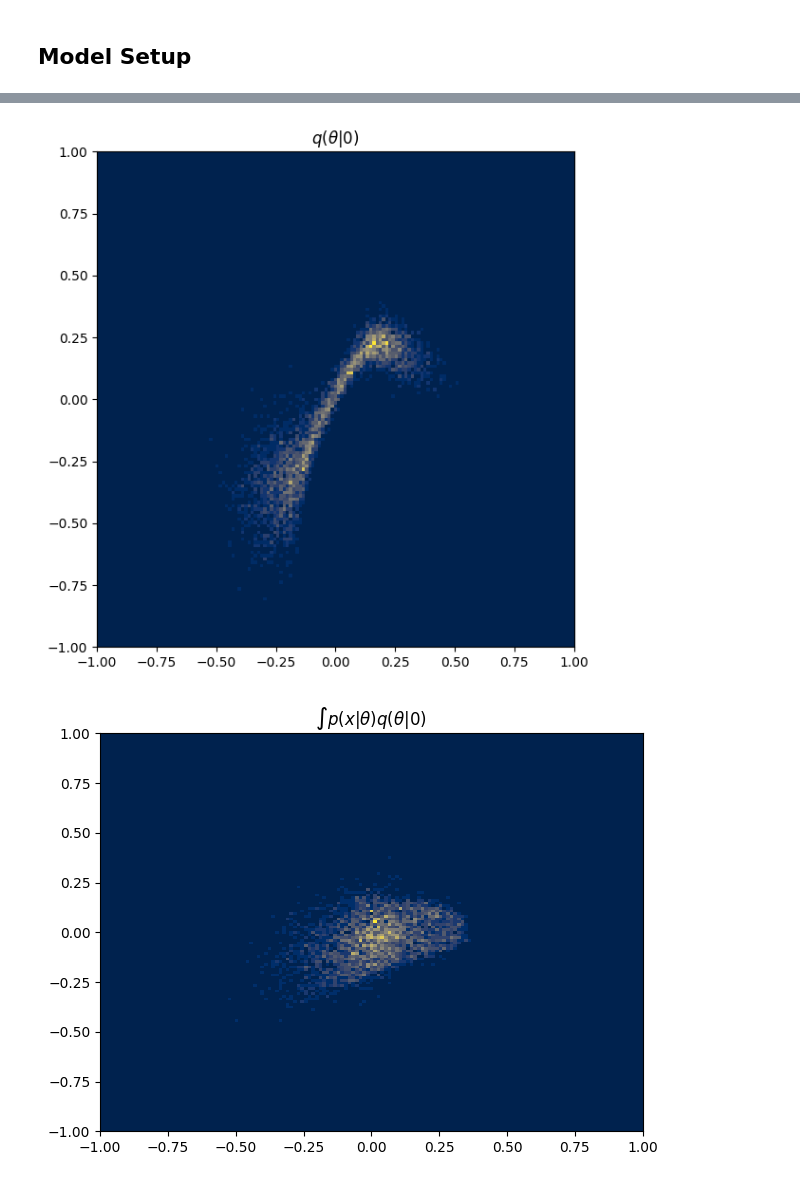
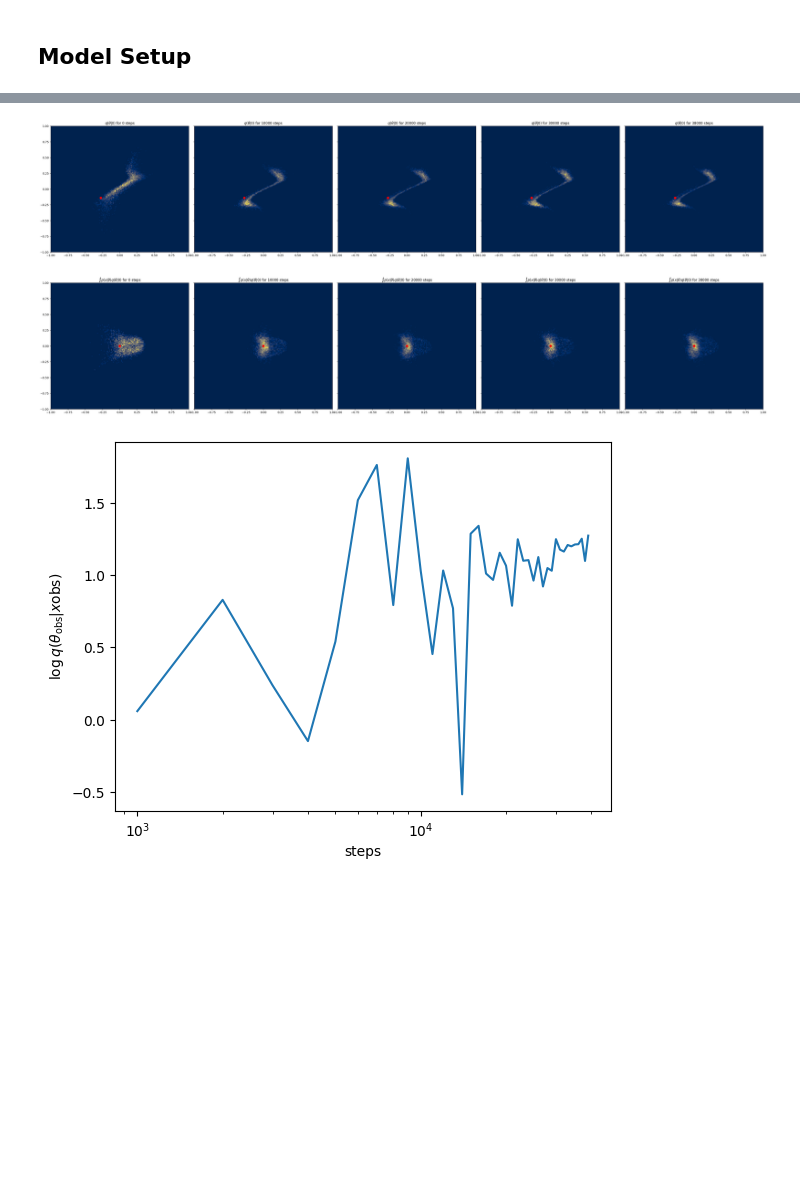
Before and after one commit to swagnercarena/bay_sbi, a Jupyter notebook: bay_sbi/TwoMoonsAPT.ipynb, the cells around one changed output, grey strips where cells are left out. Cells and saved outputs as stored; diff of their text form; code cells hidden in the pictures; blank space fills up the shorter version.

```diff
--- a/bay_sbi/TwoMoonsAPT.ipynb
+++ b/bay_sbi/TwoMoonsAPT.ipynb
@@ -161,20 +168,10 @@ sample_func = jax.jit(
     functools.partial(state.apply_fn, method='sample', mutable=('batch_stats',)),
     static_argnames=['sample_shape',]
 )
+log_prob_func = jax.jit(
+    functools.partial(state.apply_fn, mutable=('batch_stats',))
+)
 # If you change the underlying model, you must create a new train_step function since it depends on the
 # optimizer mask which depends on the maf_model structure.
 train_step = jax.jit(train.train_step, static_argnames=['learning_rate_schedule', 'n_atoms'])
-# %%
-batch_size = 512
-rng = jax.random.PRNGKey(2)
-mu_prior = jnp.zeros(2)
-prec_prior = jnp.zeros((2, 2)) # Equivalent to uniform prior.
-
-rng, _ = jax.random.split(rng)
-rng_batch = jax.random.split(rng, batch_size)
-theta_batch, x_batch = draw_batch(rng_batch)
-batch = {'truth': theta_batch, 'context': x_batch}
-n_atoms = 128
-
-new_state, metrics = train_step(rng, state, batch, mu_prior, prec_prior, learning_rate_schedule=learning_rate_schedule, n_atoms=n_atoms)
 # %%
@@ -230,21 +254,38 @@ step  900: {'learning_rate': Array(0.00070009, dtype=float32, weak_type=True), '
 # %%
-i = 9
-fig = plt.figure(figsize=(6, 6))
+plt_indices = [0, 10, 20, 30, 38]
+fig, ax = plt.subplots(
+    1, len(plt_indices), figsize=(9 * len(plt_indices),8), sharey=True,
+    gridspec_kw={'hspace': 0.02,'wspace':0.04}, dpi=100
+)
 n_bins = 150
-plt.title(r'$q(\theta|0)$')
-plt.hist2d(
-    theta_batch_samps[i][:, 0], theta_batch_samps[i][:, 1],
-    bins=[jnp.linspace(-1, 1, n_bins), jnp.linspace(-1, 1, n_bins)], cmap='cividis'
+for plt_i, i in enumerate(plt_indices):
+    ax[plt_i].set_title(r'$q(\theta|0)$ ' + f'for {steps_per_epoch * i} steps')
+    ax[plt_i].hist2d(
+        theta_batch_samps[i][:, 0], theta_batch_samps[i][:, 1],
+        bins=[jnp.linspace(-1, 1, n_bins), jnp.linspace(-1, 1, n_bins)], cmap='cividis'
+    )
+    ax[plt_i].plot(theta_obs[0, 0], theta_obs[0, 1],'.', color='red', markersize=15)
+plt.show()
+
+fig, ax = plt.subplots(
+    1, len(plt_indices), figsize=(9 * len(plt_indices),8), sharey=True,
+    gridspec_kw={'hspace': 0.02,'wspace':0.04}, dpi=100
 )
-plt.tight_layout()
+for plt_i, i in enumerate(plt_indices):
+    ax[plt_i].set_title(r'$\int p(x|\theta)q(\theta|0)$ ' + f'for {steps_per_epoch * i} steps')
+    ax[plt_i].hist2d(
+        x_batch_samps[i][:, 0], x_batch_samps[i][:, 1],
+        bins=[jnp.linspace(-1, 1, n_bins), jnp.linspace(-1, 1, n_bins)], cmap='cividis'
+    )
+    ax[plt_i].plot(x_obs[0, 0], x_obs[0, 1],'.', color='red', markersize=15)
 plt.show()
-plt.title(r'$\int p(x|\theta)q(\theta|0)$')
-plt.hist2d(
-    x_batch_samps[i][:, 0], x_batch_samps[i][:, 1],
-    bins=[jnp.linspace(-1, 1, n_bins), jnp.linspace(-1, 1, n_bins)], cmap='cividis'
-)
-plt.tight_layout()
+
+plt.plot(jnp.arange(1, n_steps// steps_per_epoch) * steps_per_epoch, jnp.array(log_obs_probs))
+plt.xlabel('steps')
+plt.xscale('log')
+plt.ylabel(r'$\log q(\theta_\mathrm{obs}|x\mathrm{obs})$')
 plt.show()
 # %% [output]
-[figure, old version]
+[figure, new version]
-[figure, old version]
+[figure, new version]
+[figure, added]
```
Also changed, not shown: parts of 7 cells of this notebook.
